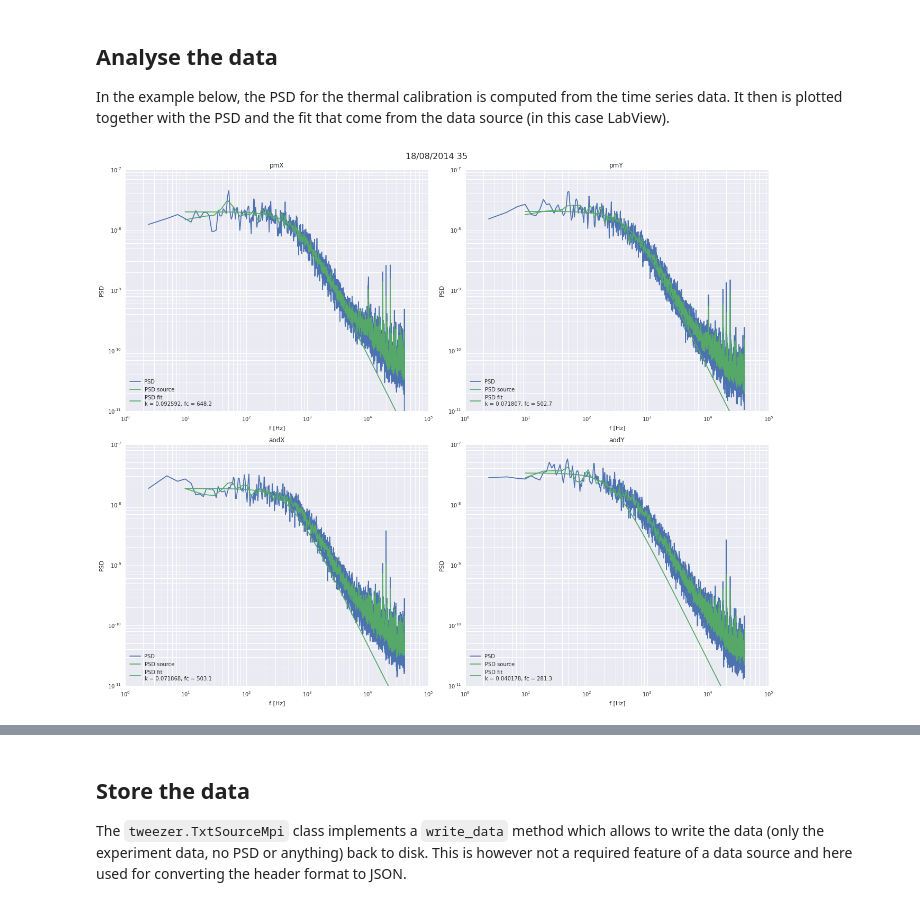
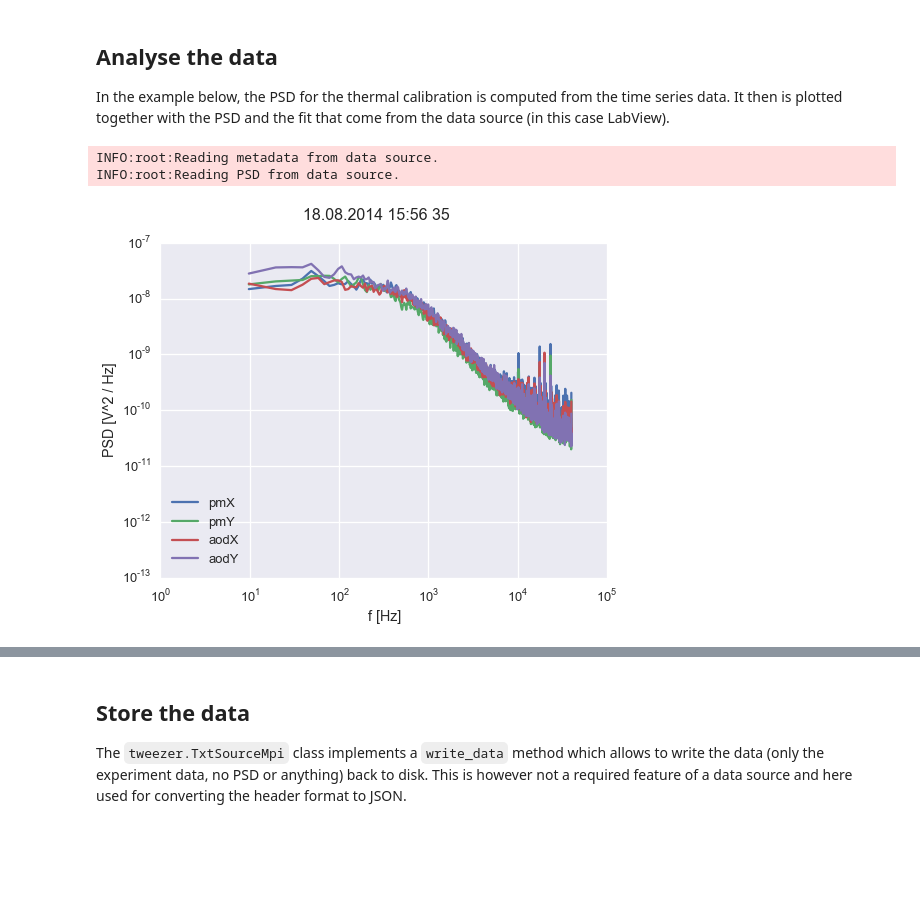
Before and after one commit to DollSimon/tweezers, a Jupyter notebook: notebooks/Introduction.ipynb, the cells around one changed output, grey strips where cells are left out. Cells and saved outputs as stored; diff of their text form; code cells hidden in the pictures; blank space fills up the shorter version.

Commit message:
ENH: Rework of meta-data structure, axes are now nested; changed method names to camelCase; added import feature for Biotec data; minimized plotting feature

```diff
--- a/notebooks/Introduction.ipynb
+++ b/notebooks/Introduction.ipynb
@@ -38,22 +39,30 @@ You can inspect the data object and look e.g. at its `meta` and `units` property
 %load_ext autoreload
 %autoreload 2
 %matplotlib inline
-from tweezer.io import TxtSourceMpi
-from tweezer import TweezerData
-from tweezer.plot.psd import PsdPlot
 
-pathData = '../tweezer/data/man_data/35_Date_2014_08_18_15_55_29.txt'
-pathPsd = '../tweezer/data/man_data/PSD_35_Date_2014_08_18_15_55_29.txt'
-pathTs = '../tweezer/data/man_data/TS_35_Date_2014_08_18_15_55_29.txt'
+from tweezers.io import TxtMpiSource
+from tweezers import TweezersData
+from tweezers.plot.psd import PsdPlot, PsdFitPlot
 
-source = TxtSourceMpi(data=pathData, psd=pathPsd, ts=pathTs)
-data = TweezerData(source)
+# fix for an IPython bug that overwrites seaborn style, hopefully fixed in the future
+import seaborn as sns
+sns.set_style('darkgrid')
+# make stuff in figures bigger
+sns.set_context('talk')
+
+pathData = '../tweezers/data/man_data/35_Date_2014_08_18_15_55_29.txt'
+pathPsd = '../tweezers/data/man_data/PSD_35_Date_2014_08_18_15_55_29.txt'
+pathTs = '../tweezers/data/man_data/TS_35_Date_2014_08_18_15_55_29.txt'
+
+source = TxtMpiSource(data=pathData, psd=pathPsd, ts=pathTs)
+data = TweezersData(source)
 # %% [markdown]
 ## Analyse the data
 
 In the example below, the PSD for the thermal calibration is computed from the time series data. It then is plotted together with the PSD and the fit that come from the data source (in this case LabView).
-# %%
-data.compute_psd(blockLength=2**15)
-psdPlot = PsdPlot(data, psdSource=True, fitSource=True)
-# %% [output]
-[figure, removed]
+# %%
+psdPlot = PsdPlot(data)
+# %% [output]
+INFO:root:Reading metadata from data source.
+INFO:root:Reading PSD from data source.
+[figure, added]
```
Also changed, not shown: parts of 3 cells of this notebook, 15 other files.
